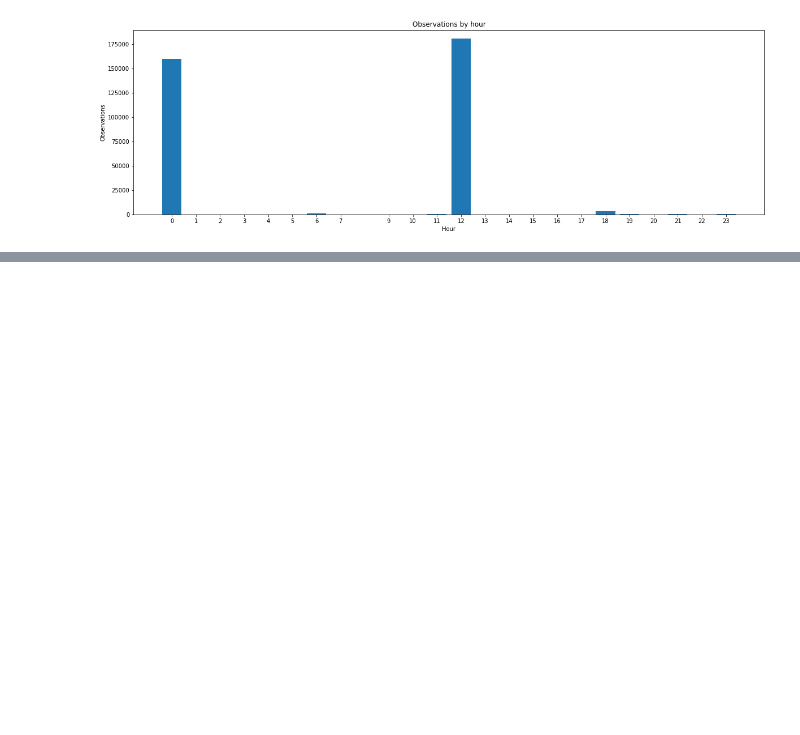
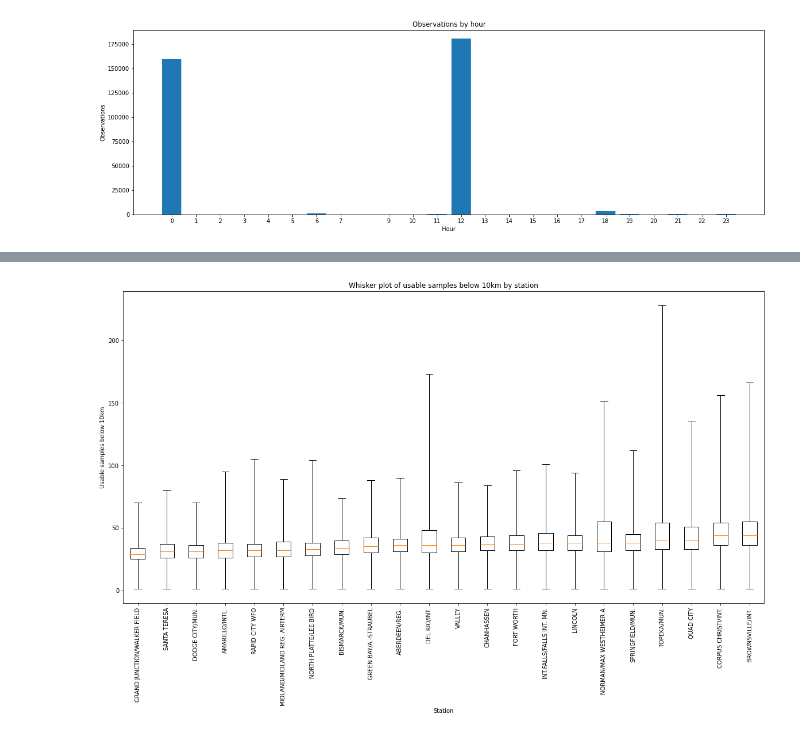
Before and after one commit to olievortex/olieigra, a Jupyter notebook: experiments/explore_data_qa.ipynb, the cells around one changed output, grey strips where cells are left out. Drawn from its saved outputs; the diff is of its cells as text; code cells hidden in the pictures; blank space fills up the shorter version.

Commit message:
Figured out Pandas agg

```diff
--- a/experiments/explore_data_qa.ipynb
+++ b/experiments/explore_data_qa.ipynb
@@ -136,14 +165,20 @@ order by pct desc;
 # %%
-%%sql
-select
-    s.name as label
-    ,min(usable_10k) as whislo
-    ,percentile(usable_10k, 0.25) as q1
-    ,percentile(usable_10k, 0.5) as med
-    ,percentile(usable_10k, 0.75) as q3
-    ,max(usable_10k) as whishi
-from igra2_s_data_por_qa qa
-inner join igra2_s_station_list s on qa.id = s.id
-where hour = 12
-group by s.name
-order by med
+# SELECT
+#     s.name
+#     ,min(usable_10k) AS whislo
+#     ,percentile(usable_10k, 0.25) AS q1
+#     ,percentile(usable_10k, 0.5) AS med
+#     ,percentile(usable_10k, 0.75) AS q3
+#     ,max(usable_10k) AS whishi
+# FROM df d INNER JOIN df_stations s on d.id = s.id
+# WHERE hour = 12
+# GROUP BY s.name
+# ORDER BY med
+query = df[df.hour == 12] \
+    .merge(df_stations, how='inner', on='id') \
+    .groupby('name')['usable_10k'] \
+    .quantile([0.0, 0.25, 0.5, 0.75, 1.0]).unstack() \
+    .rename(columns={0: 'whislo', 0.25: 'q1', 0.5: 'med', 0.75: 'q3', 1: 'whishi'}) \
+    .sort_values('med')
+
+query
@@ -163,21 +204,26 @@ order by med""").toPandas()
 # %%
 boxes = []
 
-for index, row in df.iterrows():
+for index, row in query.iterrows():
     boxes.append({
-        'label' : row.label,
+        'label' : index,
         'whislo': row.whislo,   # Bottom whisker position
         'q1'    : row.q1,       # First quartile (25th percentile)
         'med'   : row.med,      # Median         (50th percentile)
         'q3'    : row.q3,       # Third quartile (75th percentile)
         'whishi': row.whishi,   # Top whisker position
         'fliers': []            # Outliers
     })
 
-fig, ax = plt.subplots()
+fig, ax = plt.subplots(figsize=(20, 10))
+
 ax.bxp(boxes, showfliers=False)
-ax.set_ylabel("usable_10k")
-plt.xticks(rotation=90)
+ax.set_ylabel('Usable samples below 10km')
+ax.set_xlabel('Station')
+ax.set_title('Whisker plot of usable samples below 10km by station')
+ax.tick_params(axis='x', labelrotation=90)
+# %% [output]
+[figure, added]
 # %%
 %%sql
 select
```
Also changed, not shown: parts of 10 cells of this notebook.
